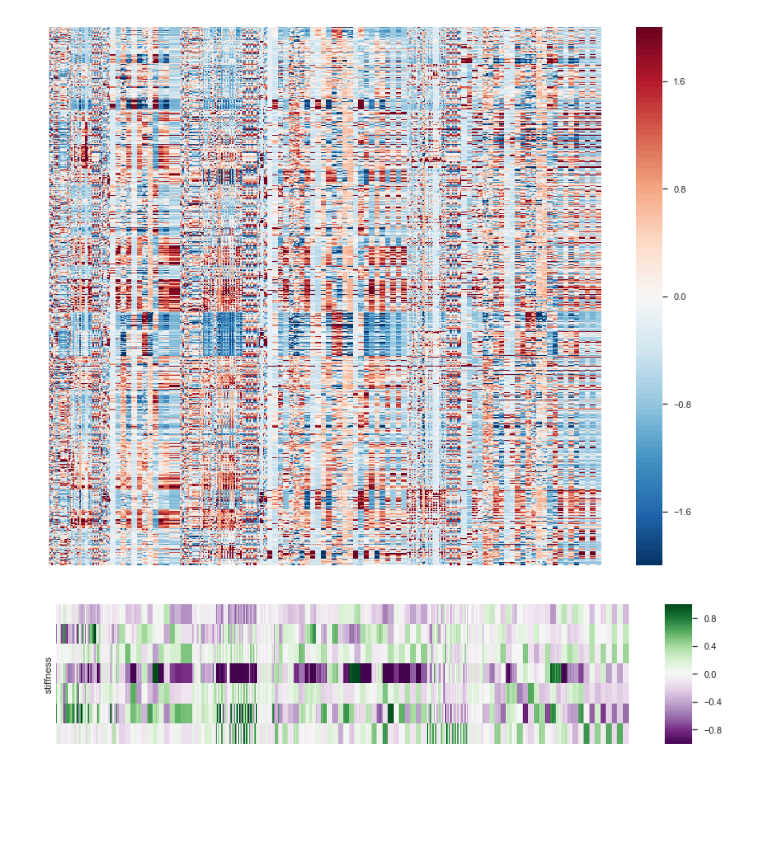
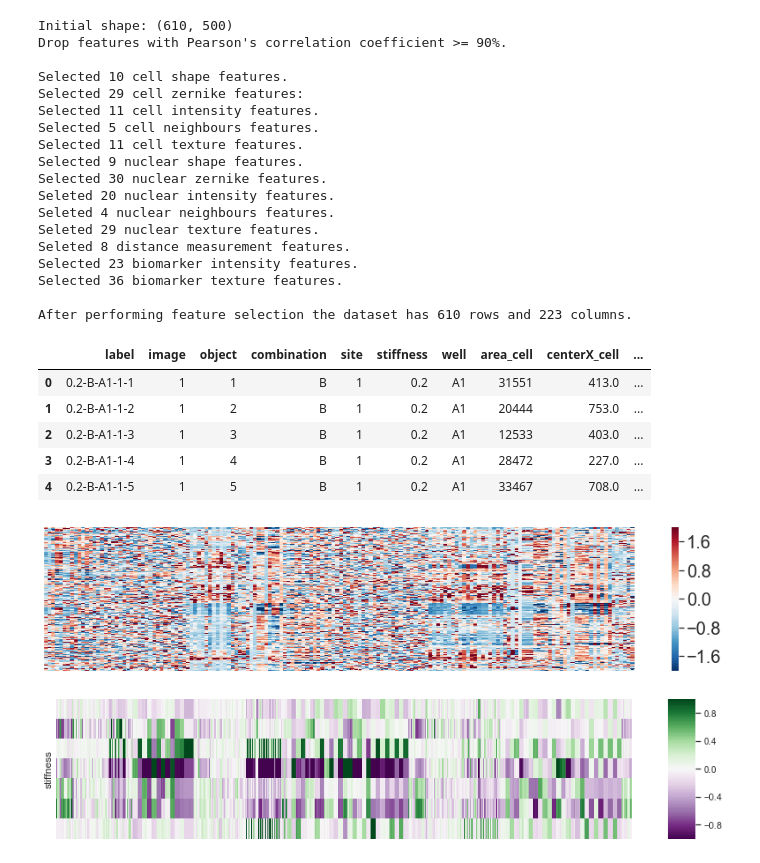
Before and after one commit to vlada-rozova/cell-morphology, a Jupyter notebook: all-features.ipynb, the cells around one changed output. Saved outputs shown, nothing was run; the diff lists cells and outputs as text; code cells hidden in the pictures; blank space fills up the shorter version.

```diff
--- a/all-features.ipynb
+++ b/all-features.ipynb
@@ -58,0 +55,2 @@ features_norm[feature_cols] = (features_norm[feature_cols] -
+# %%
+measurements = proc.clean_data(measurements)
@@ -59,21 +72,64 @@ features_norm[feature_cols] = (features_norm[feature_cols] -
+# %%
+measurements = proc.drop_corr_features(measurements, zernike=ZERNIKE, biomarkers=BIOMARKERS, capped=CAPPED)
+# %% [output]
+Initial shape: (610, 500)
+Drop features with Pearson's correlation coefficient >= 90%.
+
+Selected 10 cell shape features.
+Selected 29 cell zernike features:
+Selected 11 cell intensity features.
+Selected 5 cell neighbours features.
+Selected 11 cell texture features.
+Selected 9 nuclear shape features.
+Selected 30 nuclear zernike features.
+Seleted 20 nuclear intensity features.
+Seleted 4 nuclear neighbours features.
+Seleted 29 nuclear texture features.
+Seleted 8 distance measurement features.
+Selected 23 biomarker intensity features.
+Selected 36 biomarker texture features.
+
+After performing feature selection the dataset has 610 rows and 223 columns.
+# %%
+measurements.head()
+# %% [output]
+|  | label | image | object | combination | site | stiffness | well | area_cell | centerX_cell | ... |
+| 0 | 0.2-B-A1-1-1 | 1 | 1 | B | 1 | 0.2 | A1 | 31551 | 413.0 | ... |
+| 1 | 0.2-B-A1-1-2 | 1 | 2 | B | 1 | 0.2 | A1 | 20444 | 753.0 | ... |
+| 2 | 0.2-B-A1-1-3 | 1 | 3 | B | 1 | 0.2 | A1 | 12533 | 403.0 | ... |
+| 3 | 0.2-B-A1-1-4 | 1 | 4 | B | 1 | 0.2 | A1 | 28472 | 227.0 | ... |
+| 4 | 0.2-B-A1-1-5 | 1 | 5 | B | 1 | 0.2 | A1 | 33467 | 708.0 | ... |
+# %%
+meta_cols = measurements.select_dtypes(include=['object', 'category']).columns
+feature_cols = measurements.select_dtypes(include=[np.number]).columns
+biom_cols = [col for col in measurements.columns if 'ker' in col or 'vim' in col]
+morph_cols = [col for col in feature_cols if col not in biom_cols]
+# %%
+X = measurements[feature_cols]
+
+scaler = StandardScaler()
+X_scaled = scaler.fit_transform(X)
+
+df_scaled = pd.concat([measurements[meta_cols],
+                       pd.DataFrame(X_scaled, columns=feature_cols)],
+                      axis=1)
 # %%
-sns.set(rc={'figure.figsize':(15, 12)})
+plt.rcParams['figure.figsize'] = (15, 3)
 
-sns.heatmap(features_norm[feature_cols],
+
+sns.heatmap(df_scaled[morph_cols],
             vmin = -2, vmax = 2,
             cmap=sns.color_palette("RdBu_r", 100),
-            cbar_kws={"aspect": 20},
+            cbar_kws={"aspect": 20}, annot_kws={"size": 22},
             xticklabels=False, yticklabels=False);
 
 plt.savefig('../results/All features heatmap.png', bbox_inches='tight', dpi=300);
 # %% [output]
-[figure, old version]
+[figure, new version]
 # %%
 sns.set(rc={'figure.figsize':(15, 3)})
 
-mean_per_stiffness = features_norm.groupby('stiffness')[feature_cols].mean()
-
-sns.heatmap(mean_per_stiffness,
+sns.heatmap(df_scaled.groupby('stiffness')[feature_cols].mean(),
             vmin = -1, vmax = 1,
             cmap=sns.color_palette("PRGn", 100),
             cbar_kws={"aspect": 5},
@@ -81,4 +137,4 @@ sns.heatmap(mean_per_stiffness,
 
 plt.savefig('../results/All features agg heatmap.png', bbox_inches='tight', dpi=300);
 # %% [output]
-[figure, old version]
+[figure, new version]
```
Also changed, not shown: parts of 8 cells of this notebook, 34 other files.
